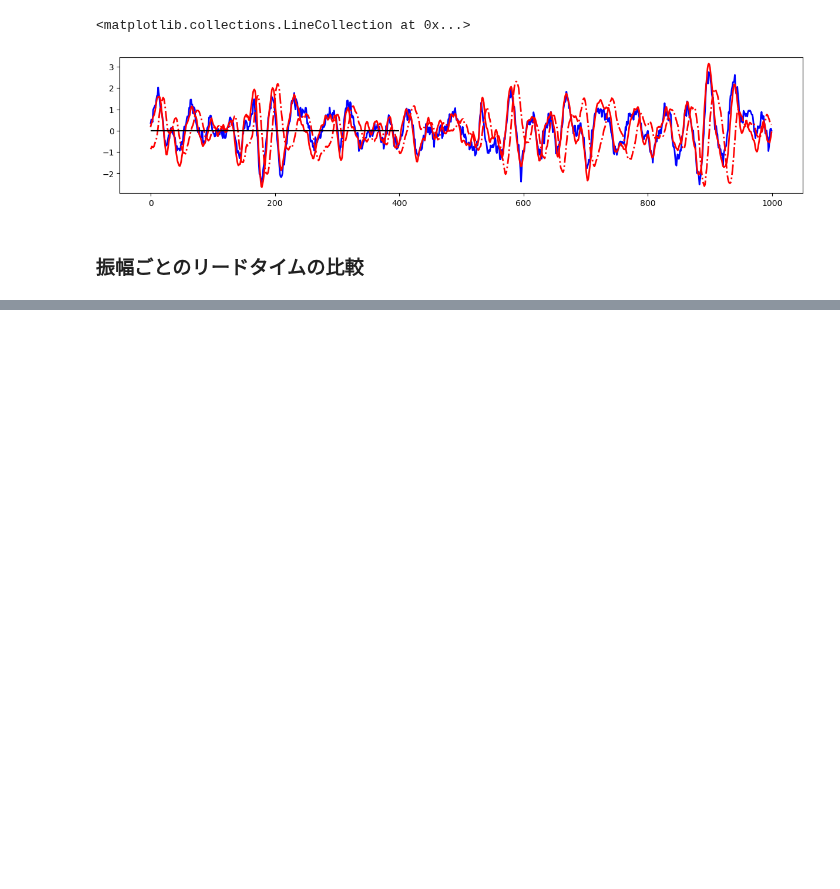
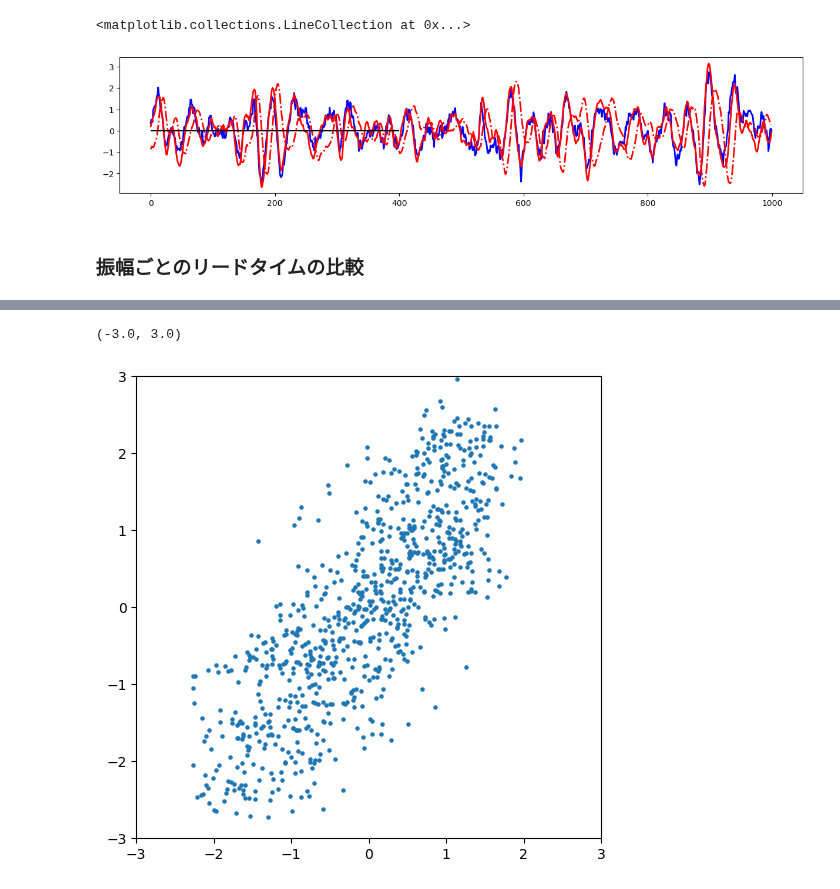
Before and after one commit to Yuumae1/machine_learning, a Jupyter notebook: notebook/cnn_analysis.ipynb, the cells around one changed output, grey strips where cells are left out. Saved outputs shown, nothing was run; the diff lists cells and outputs as text; code cells hidden in the pictures; blank space fills up the shorter version.

```diff
--- a/notebook/cnn_analysis.ipynb
+++ b/notebook/cnn_analysis.ipynb
@@ -35,12 +35,16 @@ df_35 = np.load(lt_35)
 # %%
 df_box = [df_0, df_1, df_3, df_5, df_10, df_15, df_20, df_25, df_30, df_35]
 lead_time = [0, 1, 3, 5, 10, 15, 20, 25, 30, 35]
+inv_lt    = [35, 34, 32, 30, 25, 20, 15, 10, 5, 0]
 pred = []
 sup  = []
-for data in df_box:
-    pred_i = data['arr_0']
-    sup_i = data['arr_1']
+for j in range(len(df_box)):
+    pred_i = df_box[j]['arr_0'][:-1-inv_lt[j]]
+    sup_i = df_box[j]['arr_1'][:-1-inv_lt[j]]
     pred.append(pred_i)
     sup.append(sup_i)
     print('pred, sup = ', pred_i.shape, sup_i.shape)
+pred = np.array(pred)
+sup = np.array(sup)
+print('pred, sup = ', pred.shape, sup.shape)
 # %% [output]
@@ -394,0 +466,9 @@ plt.legend()
+# %%
+# 散布図
+plt.figure(figsize=(6,6))
+plt.scatter(pred_str_jja[5], sup_str_jja[5], 5)
+plt.xlim(-3, 3)
+plt.ylim(-3, 3)
+# %% [output]
+(-3.0, 3.0)
+[figure, added]
```
Also changed, not shown: parts of 5 cells of this notebook, 4 other files.
